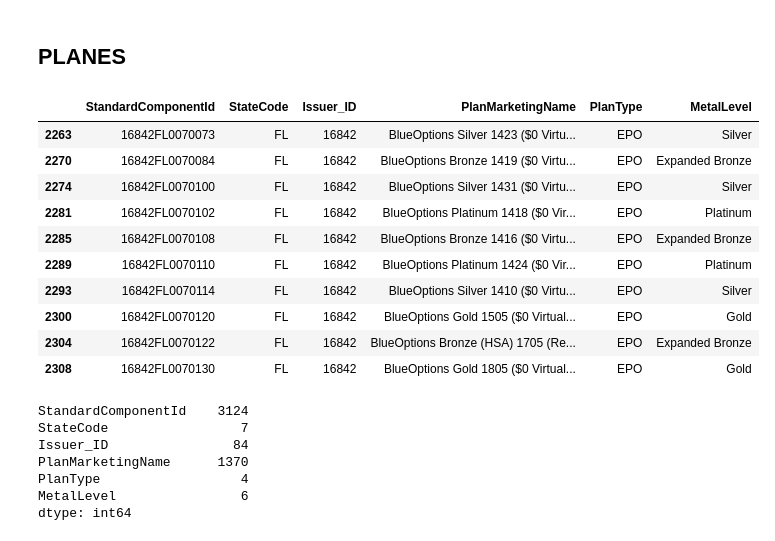
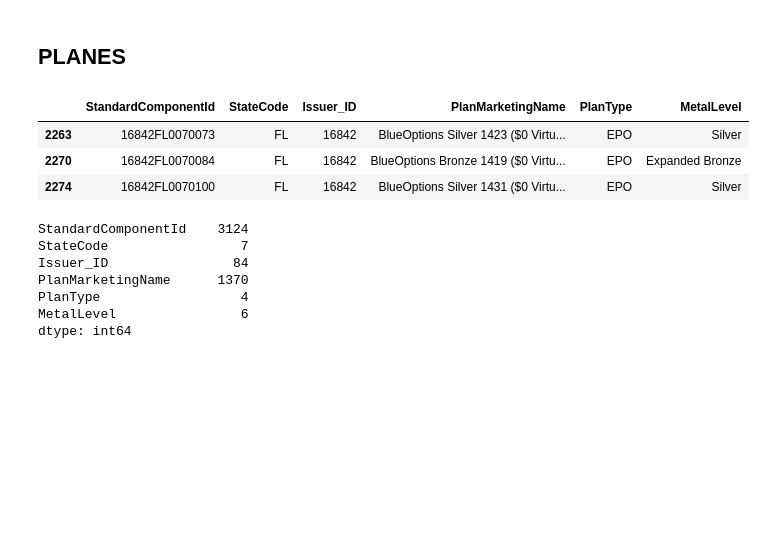
Before and after one commit to Lorena20U/proyect_bi, a Jupyter notebook: etl_censo_.ipynb, the cells around one changed output. Drawn from its saved outputs; the diff is of its cells as text; code cells hidden in the pictures; blank space fills up the shorter version.

```diff
--- a/etl_censo_.ipynb
+++ b/etl_censo_.ipynb
@@ -828,19 +851,12 @@ planes = planes[planes["StateCode"].isin(["TX", "FL", "NY", "PA", "IL", "OH", "G
 planes = planes.drop_duplicates()
 planes = planes.rename(columns={"IssuerId":"Issuer_ID"})
 # %%
-planes.head(10)
+planes.head(3)
 # %% [output]
 |  | StandardComponentId | StateCode | Issuer_ID | PlanMarketingName | PlanType | MetalLevel |
 | 2263 | 16842FL0070073 | FL | 16842 | BlueOptions Silver 1423 ($0 Virtu... | EPO | Silver |
 | 2270 | 16842FL0070084 | FL | 16842 | BlueOptions Bronze 1419 ($0 Virtu... | EPO | Expanded Bronze |
 | 2274 | 16842FL0070100 | FL | 16842 | BlueOptions Silver 1431 ($0 Virtu... | EPO | Silver |
-| 2281 | 16842FL0070102 | FL | 16842 | BlueOptions Platinum 1418 ($0 Vir... | EPO | Platinum |
-| 2285 | 16842FL0070108 | FL | 16842 | BlueOptions Bronze 1416 ($0 Virtu... | EPO | Expanded Bronze |
-| 2289 | 16842FL0070110 | FL | 16842 | BlueOptions Platinum 1424 ($0 Vir... | EPO | Platinum |
-| 2293 | 16842FL0070114 | FL | 16842 | BlueOptions Silver 1410 ($0 Virtu... | EPO | Silver |
-| 2300 | 16842FL0070120 | FL | 16842 | BlueOptions Gold 1505 ($0 Virtual... | EPO | Gold |
-| 2304 | 16842FL0070122 | FL | 16842 | BlueOptions Bronze (HSA) 1705 (Re... | EPO | Expanded Bronze |
-| 2308 | 16842FL0070130 | FL | 16842 | BlueOptions Gold 1805 ($0 Virtual... | EPO | Gold |
 # %%
 planes.nunique()
 # %% [output]
```
Also changed, not shown: parts of 12 cells of this notebook.
